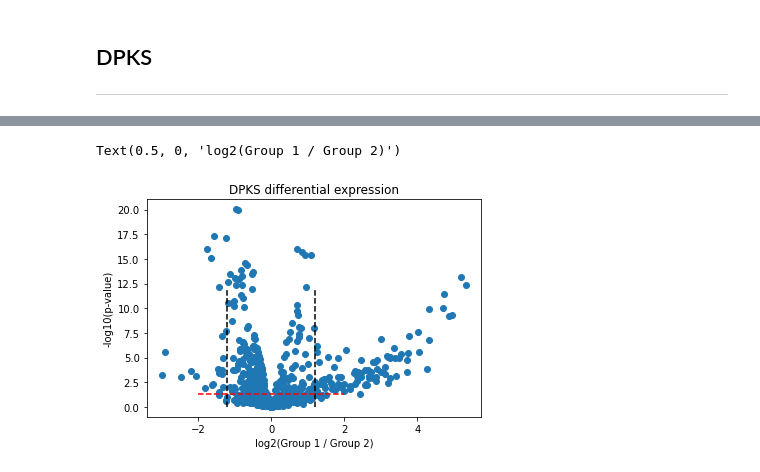
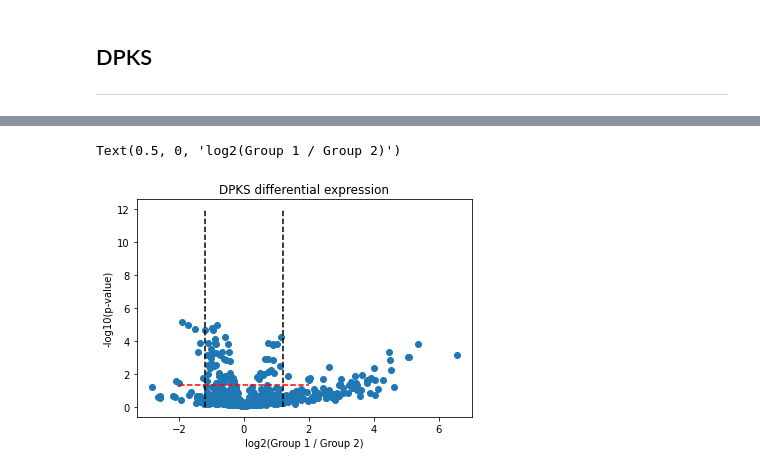
Before and after one commit to ErikHartman/sepsis-ml, a Jupyter notebook: src/general.ipynb, the cells around one changed output, grey strips where cells are left out. Cells and saved outputs as stored; diff of their text form; code cells hidden in the pictures.

```diff
--- a/src/general.ipynb
+++ b/src/general.ipynb
@@ -180,11 +184,9 @@ quant_matrix = QuantMatrix(
     design_matrix_file="../data/design_matrix_group_de_early_time_points_subtypes.tsv"
 )
 
-# Need advice here
 quantified_proteins = (
     quant_matrix
-    .filter()
-    .normalize(method="mean")
-    .quantify(method="maxlfq")
-    .impute(method="uniform", minvalue=1, maxvalue=2)
+    .filter() # filter for q-values (removes rows with low q value (peptides), Q = 0.01) and removes decoys
+    .normalize(method="mean", use_rt_sliding_window_filter = True) # best type of normalization is RT-sliding window
+    .quantify(method="maxlfq") # play around with minimum_subgroups (default is set 1)
 )
@@ -210,0 +207,12 @@ quant_df
+# %%
+
+# is this correct?
+compare_df = quantified_proteins.compare_groups(
+    method='linregress',
+    group_a=1,
+    group_b=2,
+    min_samples_per_group = 2, # play around with this
+    level='protein',
+
+).to_df()
+compare_df
@@ -211,11 +233,11 @@ quant_df
 # %%
-plt.scatter(x=quant_df['fold'],y=[-np.log(val) for val in quant_df['pvalue'].values])
+plt.scatter(x=compare_df['Log2FoldChange1-2'], y=-1.0 * np.log10(compare_df['CorrectedPValue']))
 plt.vlines(1.2, ymin=0, ymax=12, color='black', linestyle='dashed')
 plt.vlines(-1.2, ymin=0, ymax=12,color='black', linestyle='dashed')
 plt.hlines(1.31, xmin=-2, xmax=2, color='red', linestyle='dashed')
 plt.title('DPKS differential expression')
 plt.ylabel('-log10(p-value)')
 plt.xlabel('log2(Group 1 / Group 2)')
 # %% [output]
 Text(0.5, 0, 'log2(Group 1 / Group 2)')
-[figure, old version]
+[figure, new version]
```
Also changed, not shown: parts of 12 cells of this notebook, 5 other files.
